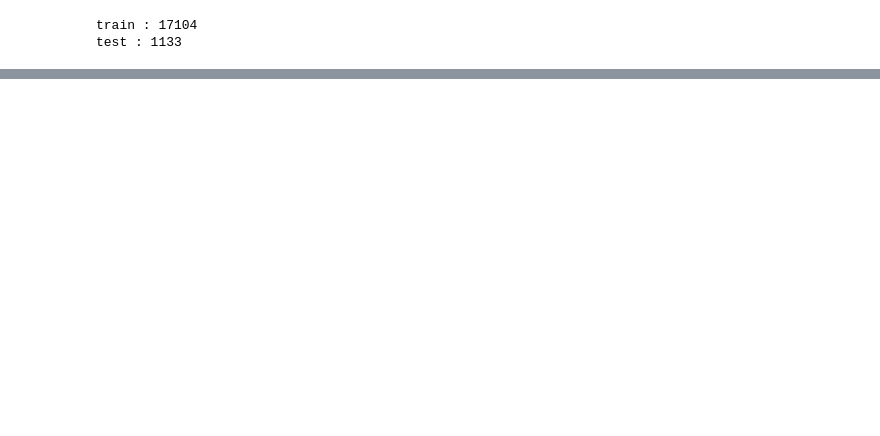
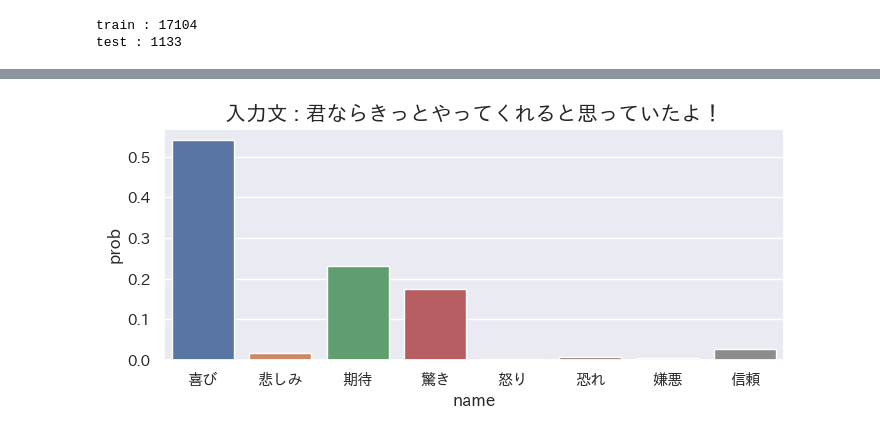
Before and after one commit to maruyama-lab-design/Preservation-of-Emotional-Context-in-Tweet-Embeddings, a Jupyter notebook: prototype2.ipynb, the cells around one changed output, grey strips where cells are left out. Cells and saved outputs as stored; diff of their text form; code cells hidden in the pictures; blank space fills up the shorter version.

```diff
--- a/prototype2.ipynb
+++ b/prototype2.ipynb
@@ -171,0 +228,4 @@ def analyze_emotion(text, show_fig=False):
+# %%
+analyze_emotion('君ならきっとやってくれると思っていたよ！', show_fig=True)
+# %% [output]
+[figure, added]
```
Also changed, not shown: parts of 11 cells of this notebook, 2 other files.
